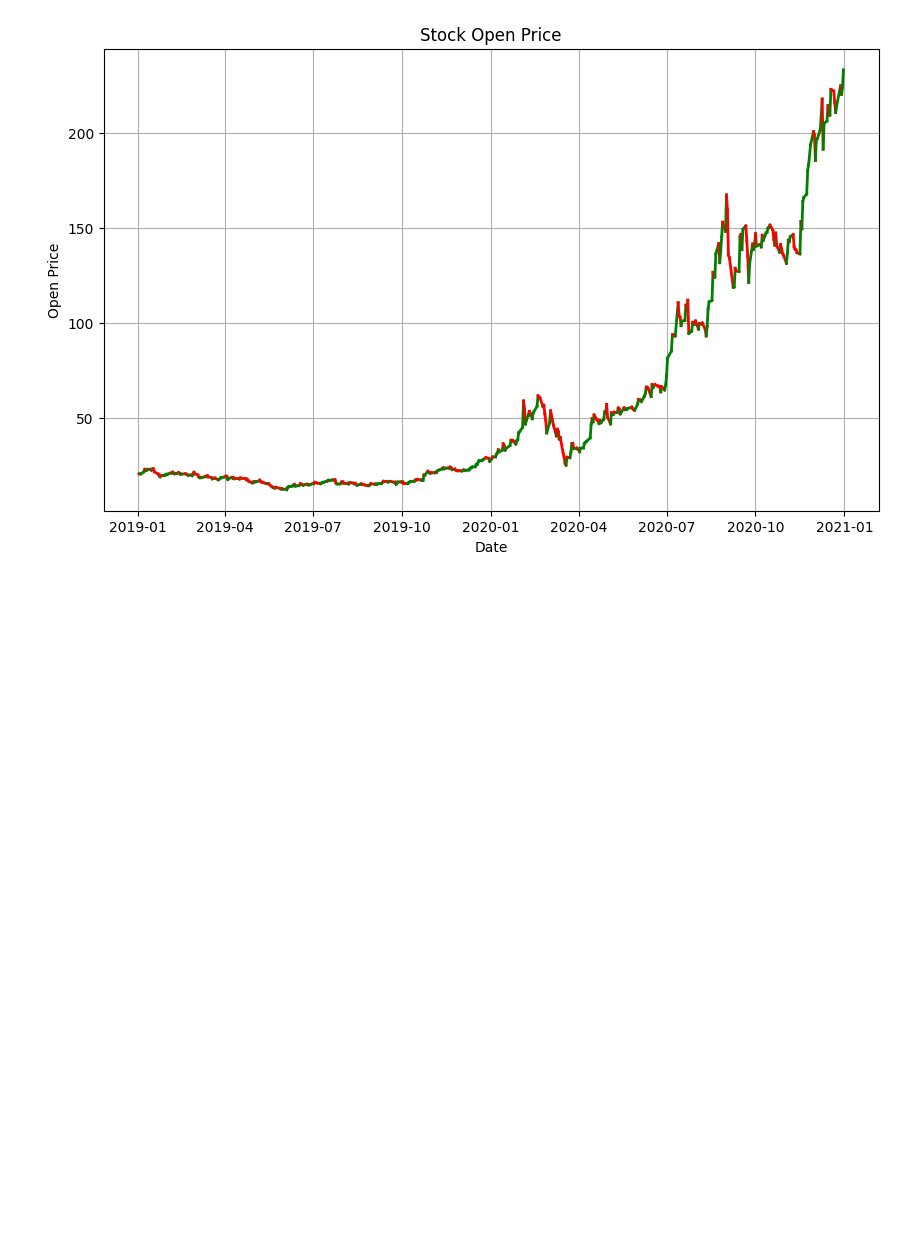
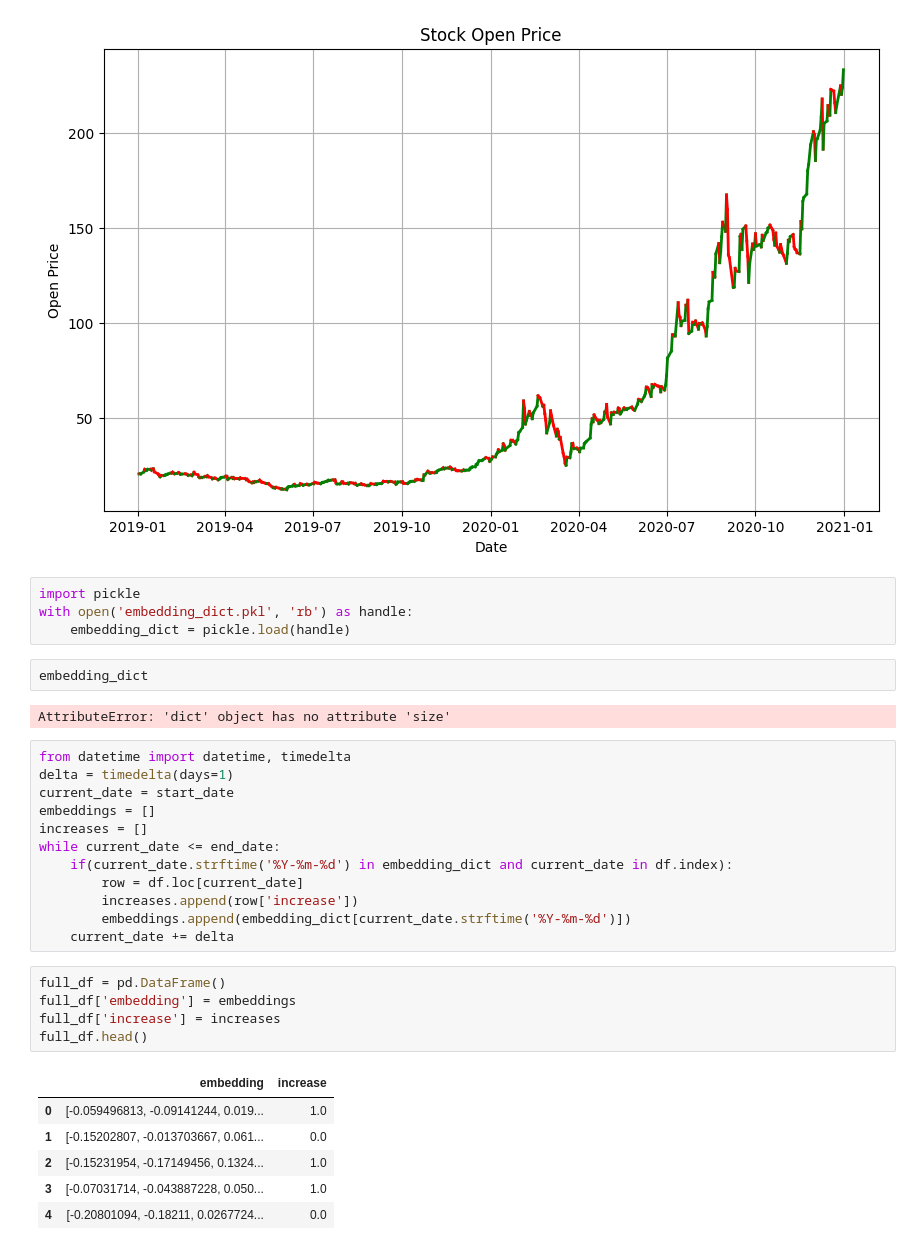
Before and after one commit to younwoo48/reddit_embedding_stock_prediction, a Jupyter notebook: process_stock.ipynb, the cells around one changed output. Drawn from its saved outputs; the diff is of its cells as text; blank space fills up the shorter version.

```diff
--- a/process_stock.ipynb
+++ b/process_stock.ipynb
@@ -72,3 +72,35 @@ plt.grid(True)
 plt.show()
 # %% [output]
 [figure]
+# %%
+import pickle
+with open('embedding_dict.pkl', 'rb') as handle:
+    embedding_dict = pickle.load(handle)
+# %%
+embedding_dict
+# %% [output]
+AttributeError: 'dict' object has no attribute 'size'
+# %%
+from datetime import datetime, timedelta
+delta = timedelta(days=1)
+current_date = start_date
+embeddings = []
+increases = []
+while current_date <= end_date:
+    if(current_date.strftime('%Y-%m-%d') in embedding_dict and current_date in df.index):
+        row = df.loc[current_date]
+        increases.append(row['increase'])
+        embeddings.append(embedding_dict[current_date.strftime('%Y-%m-%d')])
+    current_date += delta
+# %%
+full_df = pd.DataFrame()
+full_df['embedding'] = embeddings
+full_df['increase'] = increases
+full_df.head()
+# %% [output]
+|  | embedding | increase |
+| 0 | [-0.059496813, -0.09141244, 0.019... | 1.0 |
+| 1 | [-0.15202807, -0.013703667, 0.061... | 0.0 |
+| 2 | [-0.15231954, -0.17149456, 0.1324... | 1.0 |
+| 3 | [-0.07031714, -0.043887228, 0.050... | 1.0 |
+| 4 | [-0.20801094, -0.18211, 0.0267724... | 0.0 |
```
Also changed, not shown: parts of 3 cells of this notebook.
